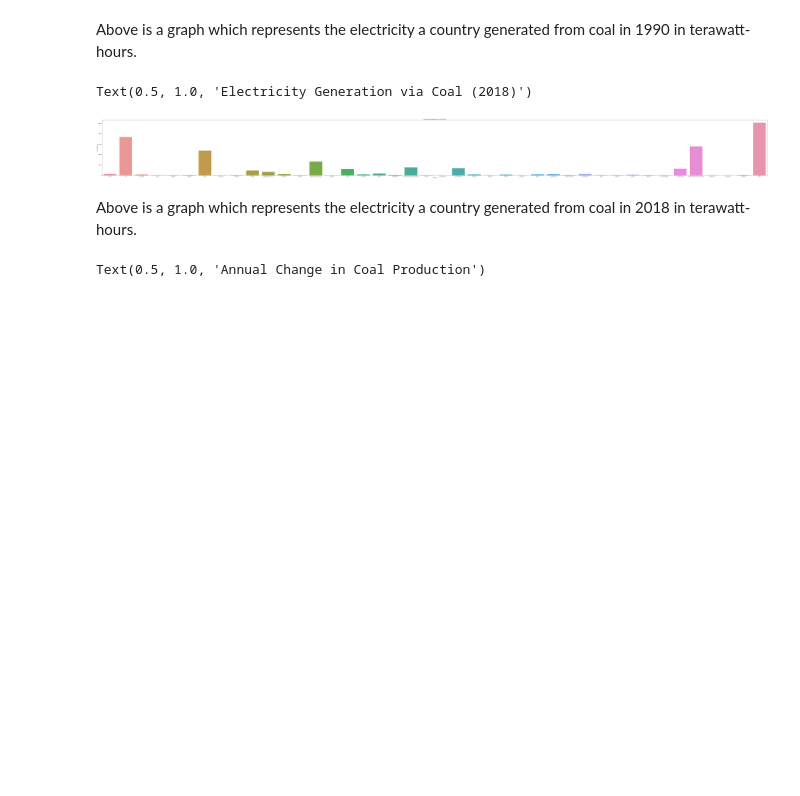
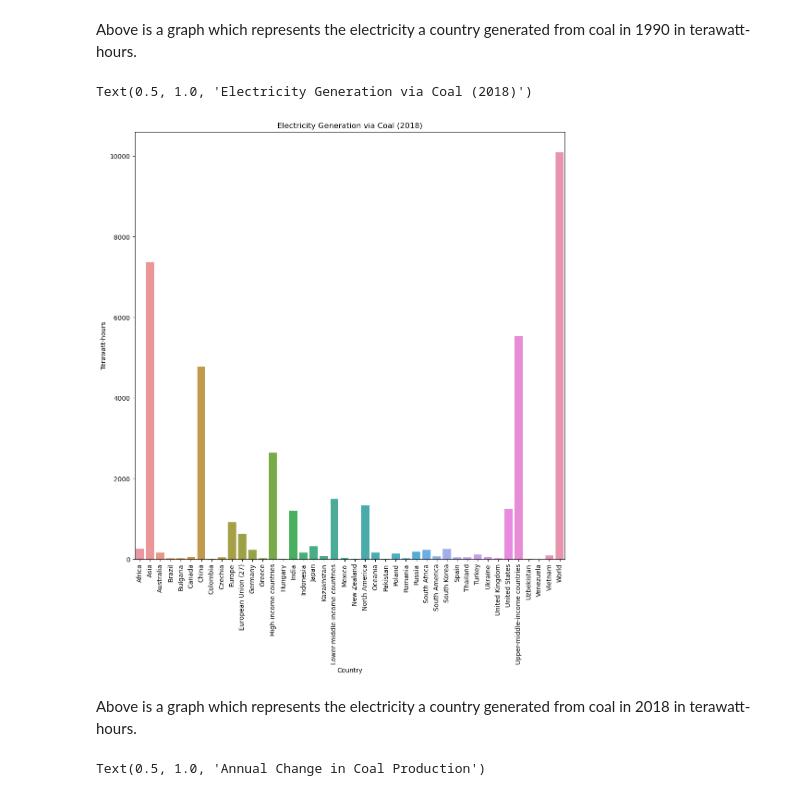
Before and after one commit to ubco-W2022T1-cosc301/project-group02, a Jupyter notebook: notebooks/analysis2.ipynb, the cells around one changed output. Saved outputs shown, nothing was run; the diff lists cells and outputs as text; code cells hidden in the pictures; blank space fills up the shorter version.

```diff
--- a/notebooks/analysis2.ipynb
+++ b/notebooks/analysis2.ipynb
@@ -149,14 +138,15 @@ Text(0.5, 1.0, 'Electricity Generation via Coal (1990)')
 # %% [markdown]
 Above is a graph which represents the electricity a country generated from coal in 1990 in terawatt-hours.
 # %%
-plt.figure(figsize=(120, 10))
+plt.figure(figsize=(12, 12))
 sns.barplot(x='country', y='coal_electricity', data=cleaned_df_2018)
 plt.ylabel('Terawatt-hours')
 plt.xlabel('Country')
+plt.xticks(rotation=90)
 plt.title('Electricity Generation via Coal (2018)')
 # %% [output]
 Text(0.5, 1.0, 'Electricity Generation via Coal (2018)')
-[figure, old version]
+[figure, new version]
 # %% [markdown]
 Above is a graph which represents the electricity a country generated from coal in 2018  in terawatt-hours.
 # %%
```
Also changed, not shown: parts of 6 cells of this notebook.
